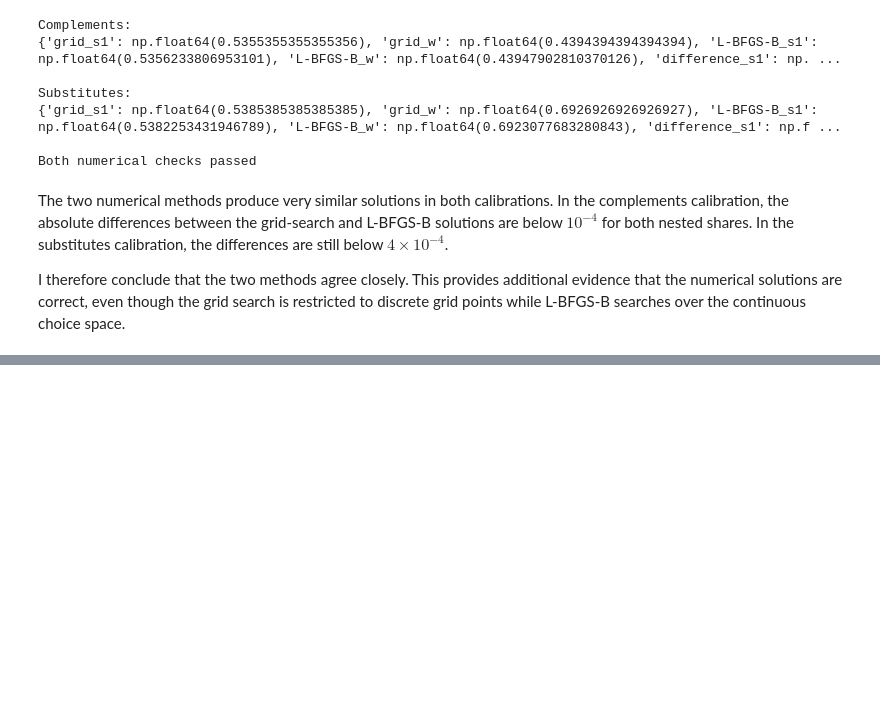
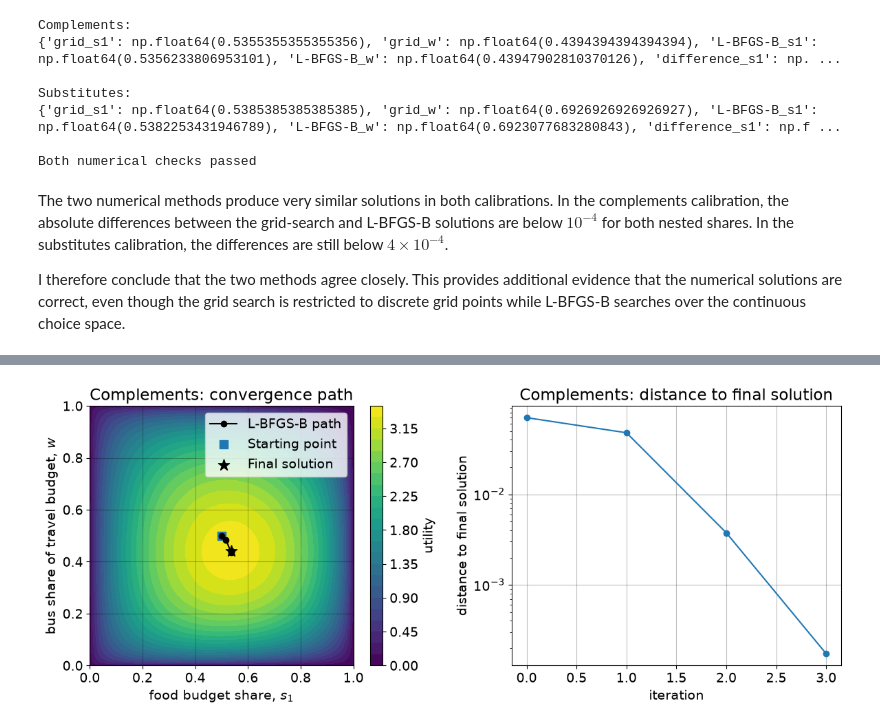
Before and after one commit to OttoBengtson/programming-for-economists, a Jupyter notebook: 02_modelproject/ModelProject.ipynb, the cells around one changed output, grey strips where cells are left out. Cells and saved outputs as stored; diff of their text form; code cells hidden in the pictures; blank space fills up the shorter version.

```diff
--- a/02_modelproject/ModelProject.ipynb
+++ b/02_modelproject/ModelProject.ipynb
@@ -336,0 +814,8 @@ I visualize utility over the nested budget shares using both a three-dimensional
+# %%
+# I examine convergence for the complements calibration
+convergence_complements = plot_convergence(
+    model_complements,
+    title='Complements'
+)
+# %% [output]
+[figure, added]
```
Also changed, not shown: parts of 39 cells of this notebook.
